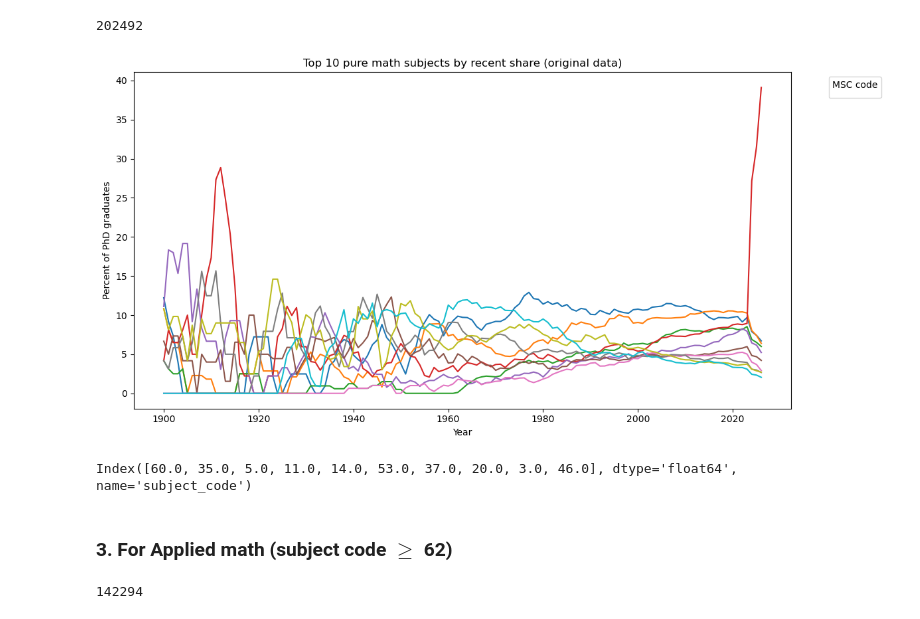
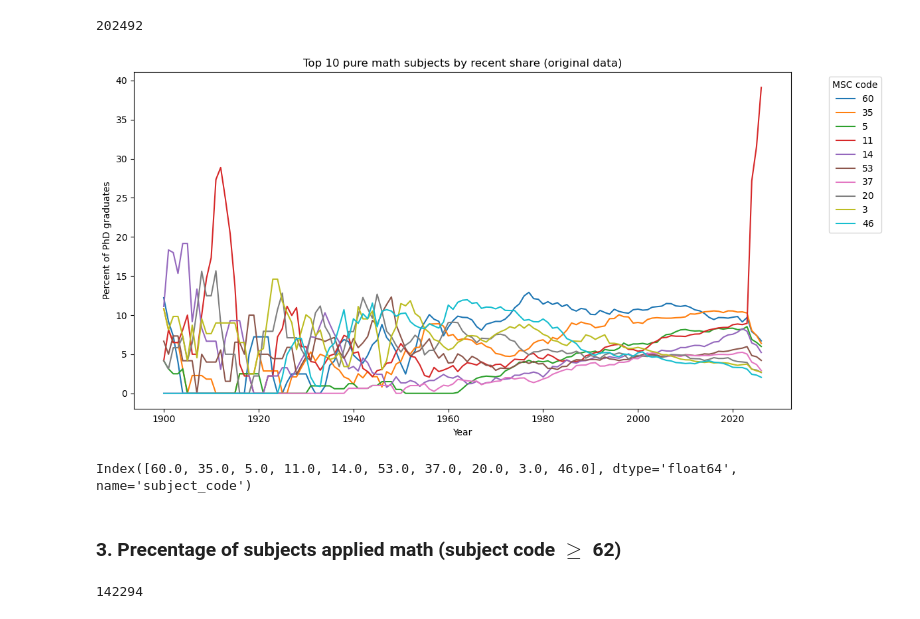
Before and after one commit to Erdos-Projects/summer26-math-genealogy, a Jupyter notebook: notebooks/subject_analysis-Yilong/subject_EDA.ipynb, the cells around one changed output. Saved outputs shown, nothing was run; the diff lists cells and outputs as text; code cells hidden in the pictures.

```diff
--- a/notebooks/subject_analysis-Yilong/subject_EDA.ipynb
+++ b/notebooks/subject_analysis-Yilong/subject_EDA.ipynb
@@ -203,33 +203,33 @@ share = counts.div(year_totals, axis=1) * 100
 # %%
 top10 = share.loc[:, 2000:2025].mean(axis=1).sort_values(ascending=False).head(10).index
 
 share_top10 = share.loc[top10].T
 share_top10_smooth = share_top10.rolling(5, center=True, min_periods=1).mean()
 
 fig, ax = plt.subplots(figsize=(12, 6))
 
 for code in top10:
     ax.plot(
         share_top10_smooth.index,
         share_top10_smooth[code],
-        #label=str(int(codes))
+        label=str(int(code))
     )
 
 ax.set_xlabel("Year")
 ax.set_ylabel("Percent of PhD graduates")
 ax.set_title("Top 10 pure math subjects by recent share (original data)")
 ax.legend(title="MSC code", bbox_to_anchor=(1.05, 1), loc="upper left")
 
 plt.tight_layout()
 plt.show()
 # %% [output]
-[figure, old version]
+[figure, new version]
 # %%
 top10
 # %% [output]
 Index([60.0, 35.0, 5.0, 11.0, 14.0, 53.0, 37.0, 20.0, 3.0, 46.0], dtype='float64', name='subject_code')
 # %% [markdown]
-### 3. For Applied math (subject code $\ge$ 62)
+### 3. Precentage of subjects applied math (subject code $\ge$ 62)
 # %%
 #applied math count
 len(nodes[(nodes["subject_code"]>61)&(nodes["subject_code"].notna())&(nodes["year"].between(1900, 2026))])
```
Also changed, not shown: parts of 2 cells of this notebook, 1 other file.
